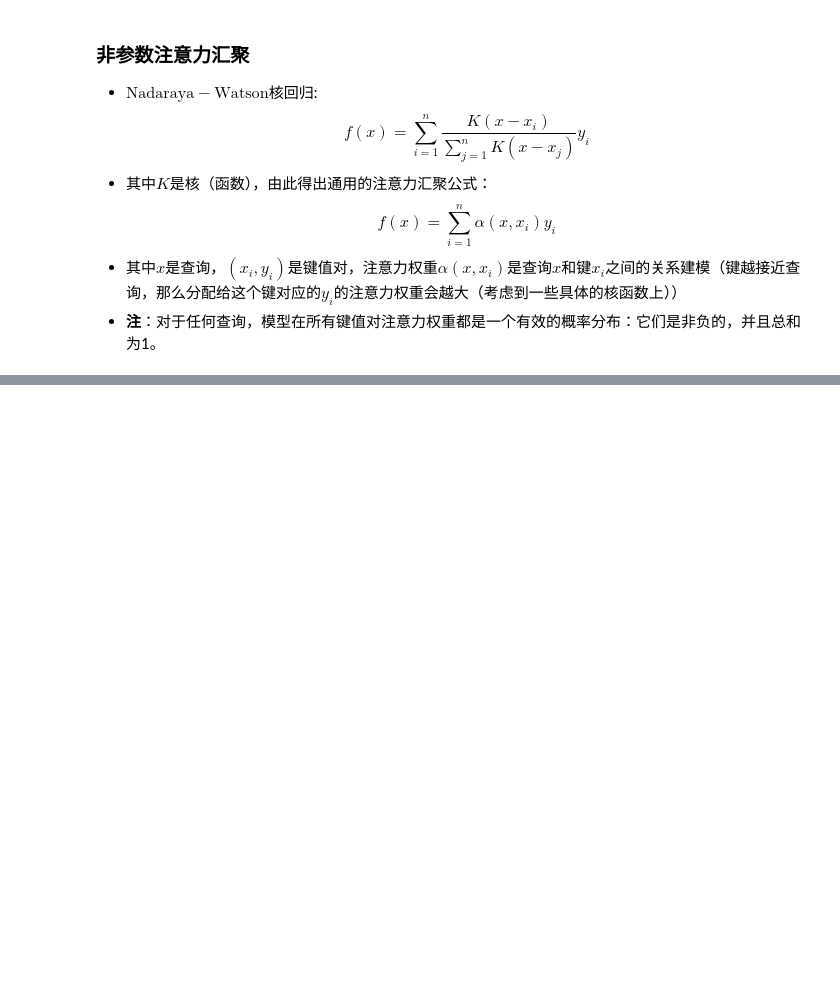
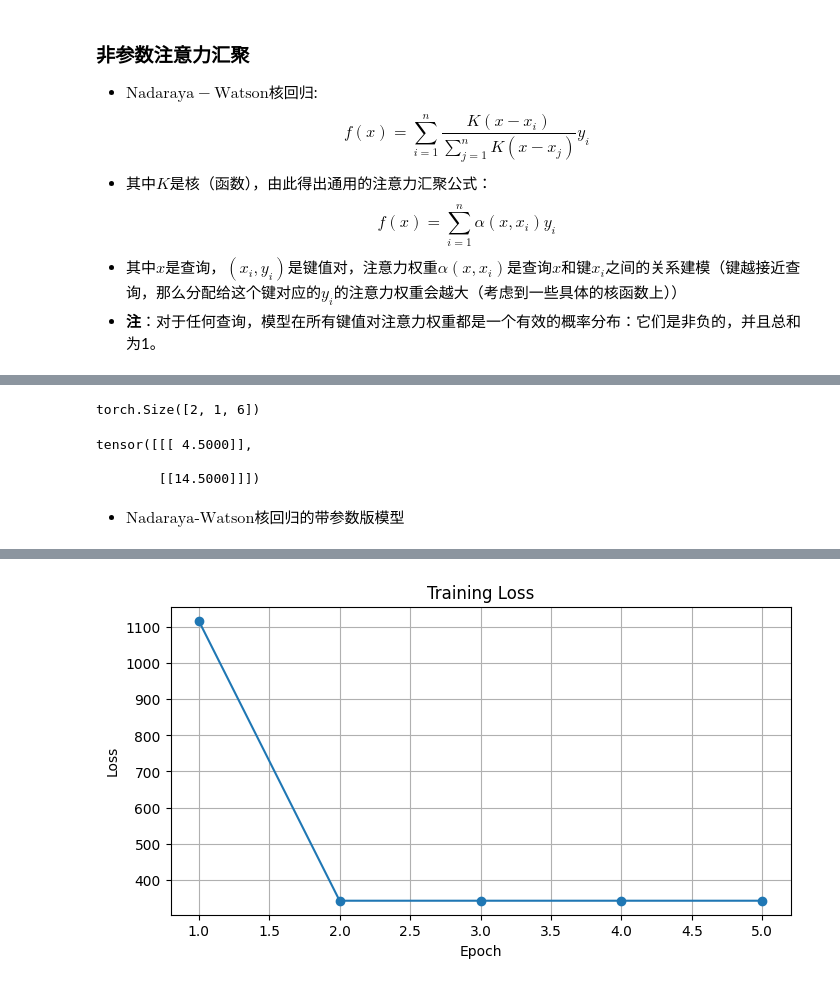
Before and after one commit to XSJWF/DLL, a Jupyter notebook: notebooks/DL_9.ipynb, the cells around one changed output, grey strips where cells are left out. Saved outputs shown, nothing was run; the diff lists cells and outputs as text; code cells hidden in the pictures; blank space fills up the shorter version.

```diff
--- a/notebooks/DL_9.ipynb
+++ b/notebooks/DL_9.ipynb
@@ -133,0 +134,16 @@ show_heatmaps(attention_weights.unsqueeze(0).unsqueeze(0)[0, 0])
+# %%
+X = torch.ones((2, 1, 4))
+Y = torch.ones((2, 4, 6))
+torch.bmm(X, Y).shape
+# %% [output]
+torch.Size([2, 1, 6])
+# %%
+weights = torch.ones((2, 10)) * 0.1
+values = torch.arange(20.0).reshape((2, 10))
+torch.bmm(weights.unsqueeze(1), values.unsqueeze(-1))
+# %% [output]
+tensor([[[ 4.5000]],
+
+        [[14.5000]]])
+# %% [markdown]
+- $\mathrm{Nadaraya‐Watson}$核回归的带参数版模型
@@ -133,0 +164,37 @@ show_heatmaps(attention_weights.unsqueeze(0).unsqueeze(0)[0, 0])
+# %%
+# X_tile的形状:(n_train，n_train)，每一行都包含着相同的训练输入
+X_tile = x_train.repeat((n_train, 1))
+# Y_tile的形状:(n_train，n_train)，每一行都包含着相同的训练输出
+Y_tile = y_train.repeat((n_train, 1))
+# keys的形状:('n_train'，'n_train'-1)
+keys = X_tile[(1 - torch.eye(n_train)).type(torch.bool)].reshape((n_train, -1))
+# values的形状:('n_train'，'n_train'-1)
+values = Y_tile[(1 - torch.eye(n_train)).type(torch.bool)].reshape((n_train, -1))
+# %%
+net = NWKernelRegression()
+loss = nn.MSELoss(reduction='none')
+trainer = torch.optim.SGD(net.parameters(), lr=0.5)
+
+# 记录训练过程
+epochs = 5
+losses = []
+
+for epoch in range(epochs):
+    trainer.zero_grad()
+    l = loss(net(x_train, keys, values), y_train)
+    l.sum().backward()
+    trainer.step()
+
+    current_loss = float(l.sum())
+    losses.append(current_loss)
+    print(f'epoch {epoch + 1}, loss {current_loss:.6f}')
+
+# 绘制损失曲线
+plt.figure(figsize=(8, 4))
+plt.plot(range(1, epochs + 1), losses, 'o-')
+plt.xlabel('Epoch')
+plt.ylabel('Loss')
+plt.title('Training Loss')
+plt.grid(True)
+plt.show()
+# %% [output]
@@ -133,0 +206 @@ show_heatmaps(attention_weights.unsqueeze(0).unsqueeze(0)[0, 0])
+[figure, added]
```
Also changed, not shown: parts of 6 cells of this notebook.
